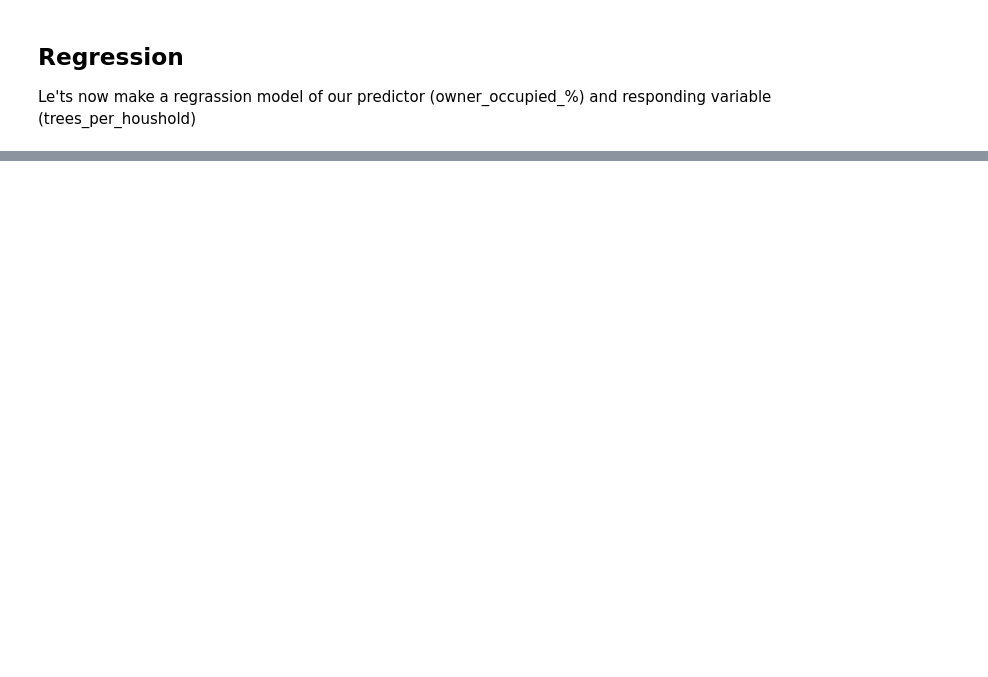
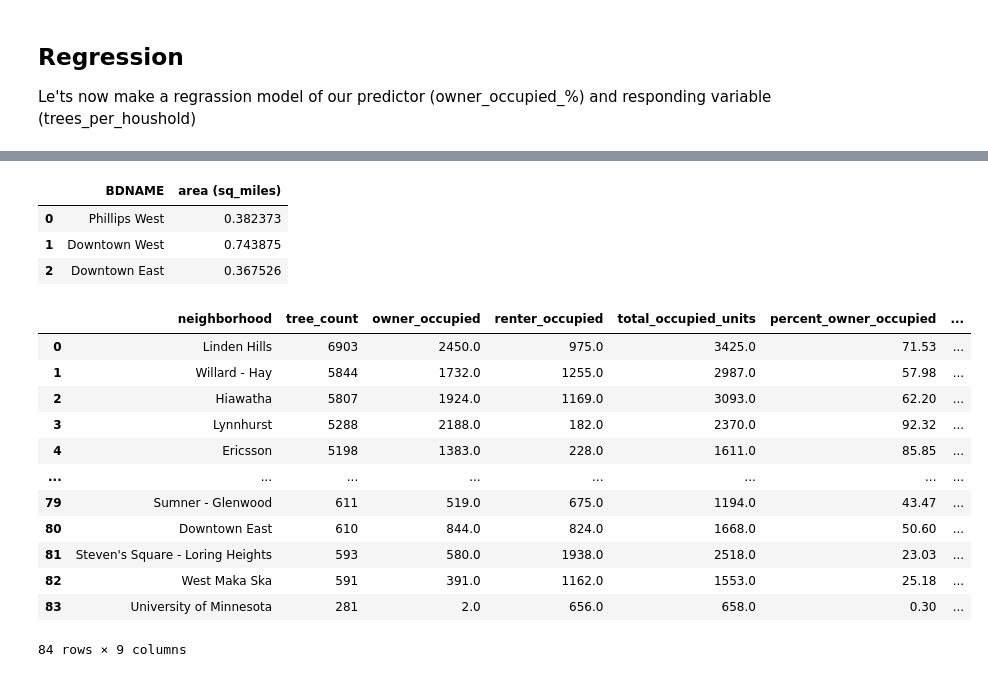
Before and after one commit to josiahpasse-cmd/minneapolis-tree-analysis, a Jupyter notebook: analysis.ipynb, the cells around one changed output, grey strips where cells are left out. Drawn from its saved outputs; the diff is of its cells as text; code cells hidden in the pictures; blank space fills up the shorter version.

```diff
--- a/analysis.ipynb
+++ b/analysis.ipynb
@@ -211,0 +430,31 @@ model.summary()
+# %%
+# From the initial loading of data, we derived the area in square miles for each neighbhorhood
+neighborhoods_geo_to_merge = neighborhoods_geo[["BDNAME", "area (sq_miles)"]]
+neighborhoods_geo_to_merge.head(3)
+# %% [output]
+|  | BDNAME | area (sq_miles) |
+| 0 | Phillips West | 0.382373 |
+| 1 | Downtown West | 0.743875 |
+| 2 | Downtown East | 0.367526 |
+# %%
+# Rename "BDNAME" column
+neighborhoods_geo_to_merge = neighborhoods_geo_to_merge.rename(columns={"BDNAME": "neighborhood"})
+
+# Let's merge this with our aggregated tree data by neighborhood
+tree_count_by_neighborhood = tree_count_by_neighborhood.merge(neighborhoods_geo_to_merge, on="neighborhood", how="left")
+
+tree_count_by_neighborhood.head(3)
+# %% [output]
+|  | neighborhood | tree_count | owner_occupied | renter_occupied | total_occupied_units | percent_owner_occupied | ... |
+| 0 | Linden Hills | 6903 | 2450.0 | 975.0 | 3425.0 | 71.53 | ... |
+| 1 | Willard - Hay | 5844 | 1732.0 | 1255.0 | 2987.0 | 57.98 | ... |
+| 2 | Hiawatha | 5807 | 1924.0 | 1169.0 | 3093.0 | 62.20 | ... |
+| 3 | Lynnhurst | 5288 | 2188.0 | 182.0 | 2370.0 | 92.32 | ... |
+| 4 | Ericsson | 5198 | 1383.0 | 228.0 | 1611.0 | 85.85 | ... |
+| ... | ... | ... | ... | ... | ... | ... | ... |
+| 79 | Sumner - Glenwood | 611 | 519.0 | 675.0 | 1194.0 | 43.47 | ... |
+| 80 | Downtown East | 610 | 844.0 | 824.0 | 1668.0 | 50.60 | ... |
+| 81 | Steven's Square - Loring Heights | 593 | 580.0 | 1938.0 | 2518.0 | 23.03 | ... |
+| 82 | West Maka Ska | 591 | 391.0 | 1162.0 | 1553.0 | 25.18 | ... |
+| 83 | University of Minnesota | 281 | 2.0 | 656.0 | 658.0 | 0.30 | ... |
+84 rows × 9 columns
```
Also changed, not shown: parts of 36 cells of this notebook.
